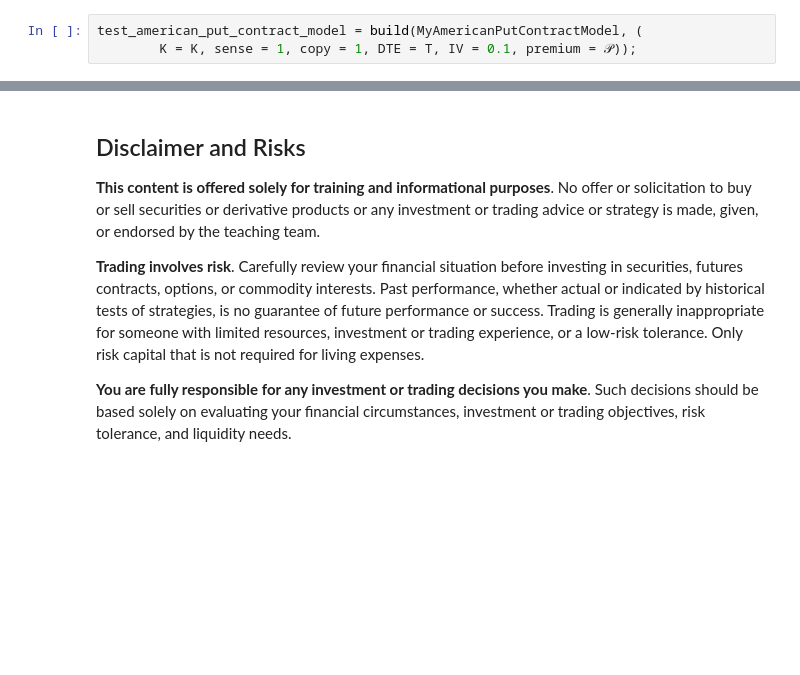
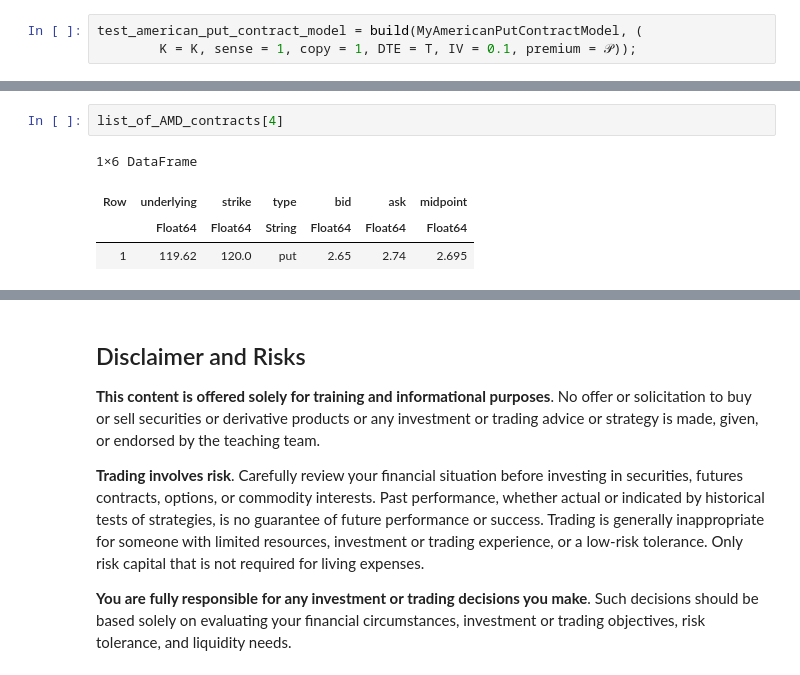
Before and after one commit to varnerlab/CHEME-130-eCornell-Repository, a Jupyter notebook: courses/CHEME-134/module-1/CHEME-134-Module-1-Project.ipynb, the cells around one changed output, grey strips where cells are left out. Cells and saved outputs as stored; diff of their text form; blank space fills up the shorter version.

```diff
--- a/courses/CHEME-134/module-1/CHEME-134-Module-1-Project.ipynb
+++ b/courses/CHEME-134/module-1/CHEME-134-Module-1-Project.ipynb
@@ -186,0 +219,7 @@ Finally, let's compare the estimated and observed premium values using the [@ass
+# %%
+list_of_AMD_contracts[4]
+# %% [output]
+1×6 DataFrame
+| Row | underlying | strike | type | bid | ask | midpoint |
+|  | Float64 | Float64 | String | Float64 | Float64 | Float64 |
+| 1 | 119.62 | 120.0 | put | 2.65 | 2.74 | 2.695 |
```
Also changed, not shown: parts of 25 cells of this notebook, 2 other files.
